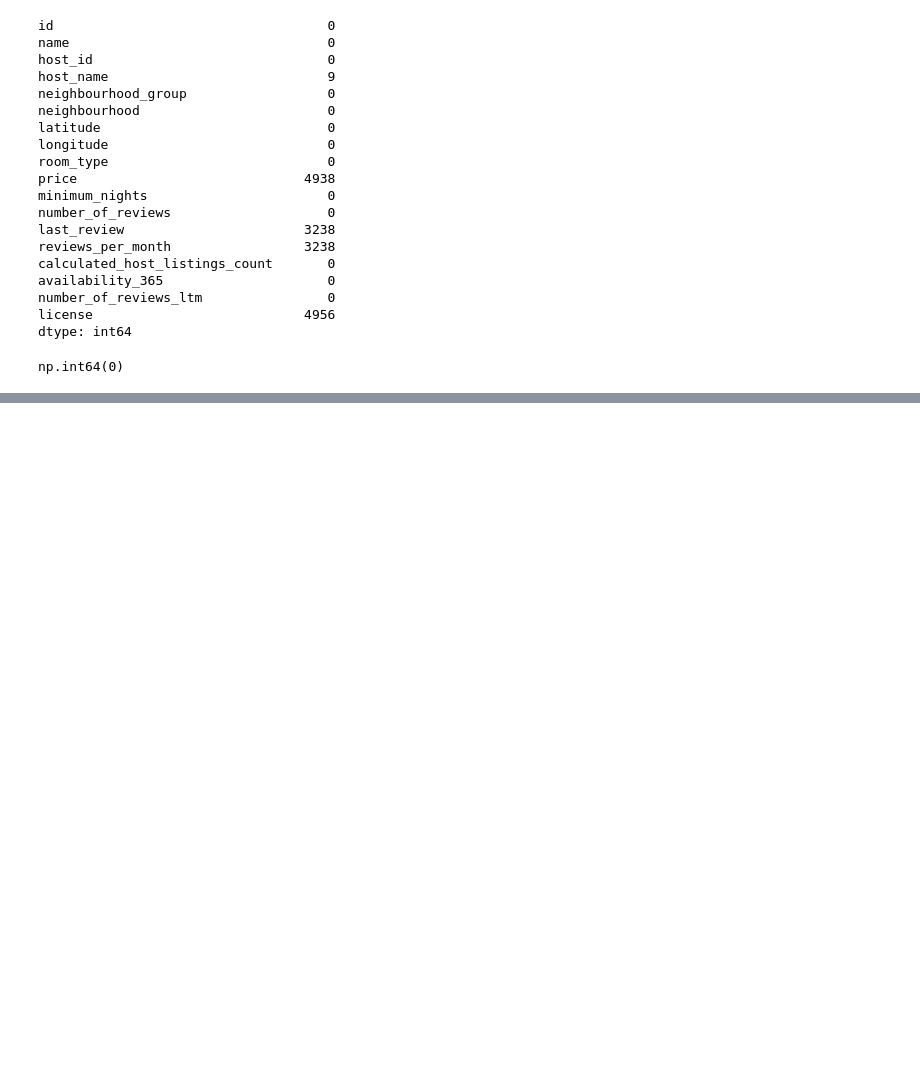
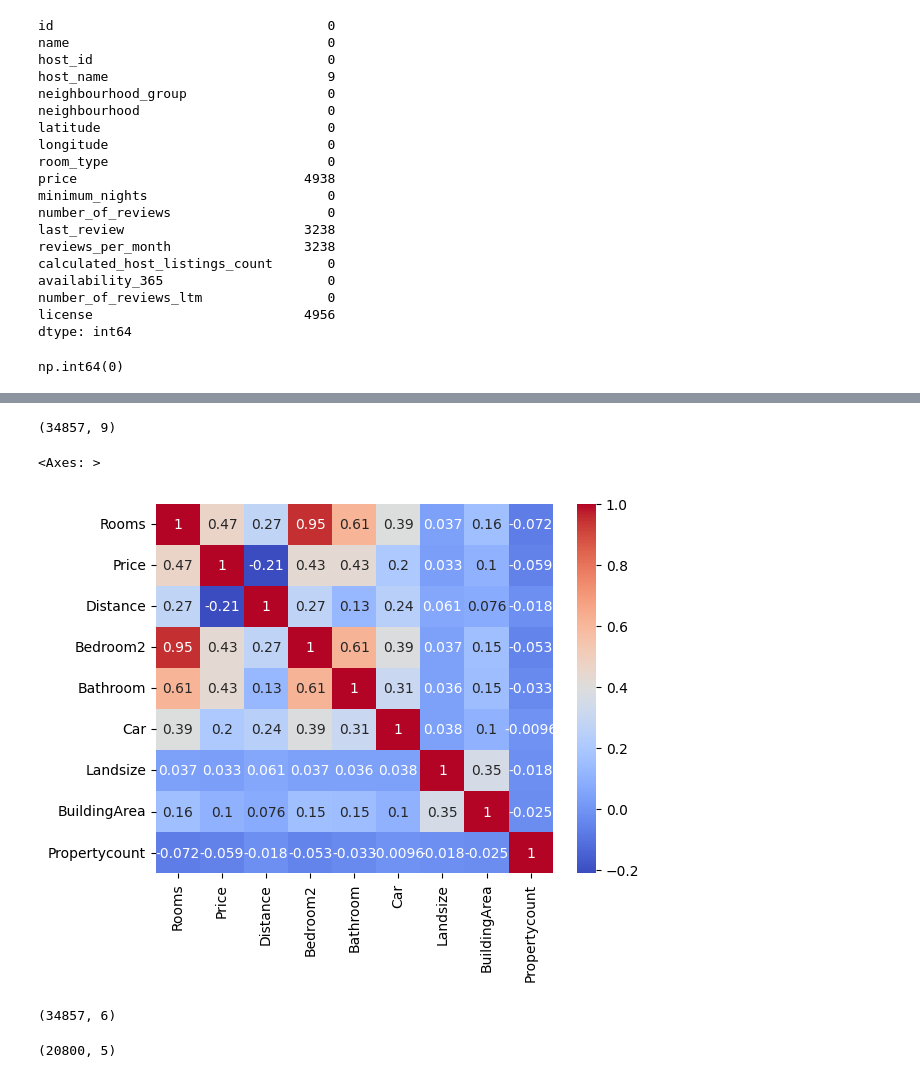
Before and after one commit to WhisperingDreamer/ML-courses, a Jupyter notebook: Classic ml/2ml.ipynb, the cells around one changed output, grey strips where cells are left out. Cells and saved outputs as stored; diff of their text form; code cells hidden in the pictures; blank space fills up the shorter version.

```diff
--- a/Classic ml/2ml.ipynb
+++ b/Classic ml/2ml.ipynb
@@ -131,0 +282,3 @@ df.dropna(axis=0, how='any', thresh=None, subset=None, inplace=True)
+# %%
+df = pd.read_csv('Melbourne_housing_FULL.csv')
+df.head()
@@ -131,0 +335,10 @@ df.dropna(axis=0, how='any', thresh=None, subset=None, inplace=True)
+# %%
+df.shape
+# %% [output]
+(34857, 9)
+# %%
+df_heat = df.corr()
+sns.heatmap(df_heat,annot=True,cmap='coolwarm')
+# %% [output]
+<Axes: >
+[figure, added]
@@ -131,0 +349,4 @@ df.dropna(axis=0, how='any', thresh=None, subset=None, inplace=True)
+# %%
+df.shape
+# %% [output]
+(34857, 6)
@@ -131,0 +358,4 @@ df.dropna(axis=0, how='any', thresh=None, subset=None, inplace=True)
+# %%
+df.shape
+# %% [output]
+(20800, 5)
```
Also changed, not shown: parts of 63 cells of this notebook.
